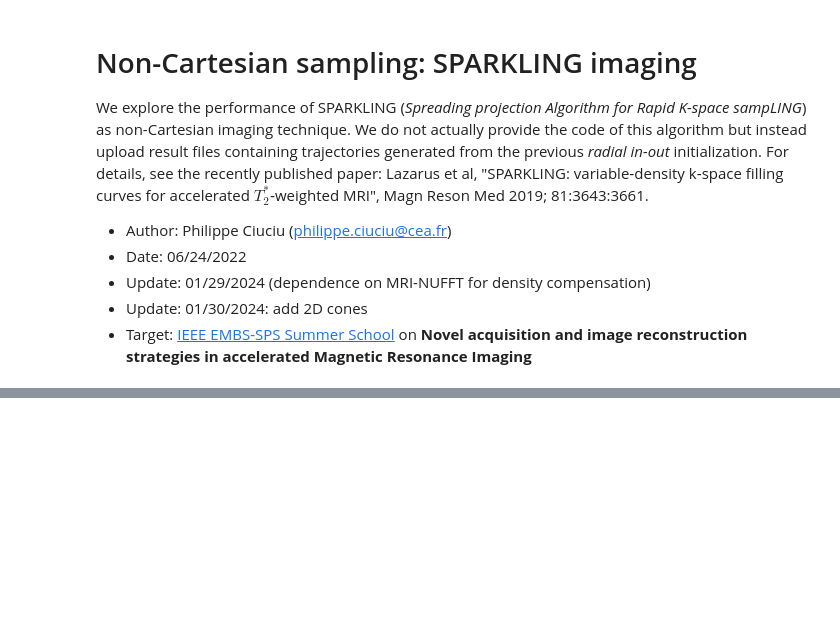
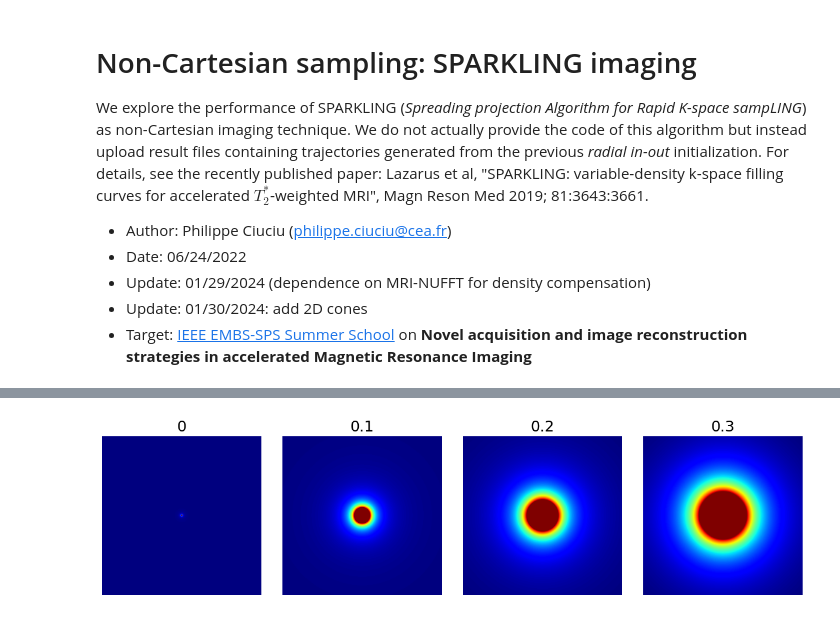
Before and after one commit to mind-inria/mri-acq-recon-book, a Jupyter notebook: src/07.Sparkling_undersampling.ipynb, the cells around one changed output, grey strips where cells are left out. Saved outputs shown, nothing was run; the diff lists cells and outputs as text; code cells hidden in the pictures; blank space fills up the shorter version.

```diff
--- a/src/07.Sparkling_undersampling.ipynb
+++ b/src/07.Sparkling_undersampling.ipynb
@@ -84,0 +162,93 @@ plt.show()
+# %%
+#Cutoff/decay density
+cutoff_density = mn.create_cutoff_decay_density(shape=shape_2d, cutoff=0.2, decay=2)
+show_density(cutoff_density, figure_size=figure_size)
+
+#cutoff (float)
+arguments = [0, 0.1, 0.2, 0.3]
+function = lambda x: mn.create_cutoff_decay_density(
+    shape=shape_2d,
+    cutoff=x,
+    decay=2,
+    resolution=x,
+)
+
+show_densities(
+    function,
+    arguments,
+    subfig_size=subfigure_size,
+)
+
+#decay (float)
+arguments = [-1, 0, 0.5, 2]
+# Density parameters
+shape_2d = (img_size, img_size)
+
+function = lambda x: mn.create_cutoff_decay_density(
+    shape=shape_2d,
+    cutoff=0.2,
+    decay=x,
+)
+show_densities(
+    function,
+    arguments,
+    subfig_size=subfigure_size,
+)
+
+arguments = [None, (1, 1), (1, 2), (1e-3, 0.5e-3)]
+
+#dataset = bwdl.get_mri(4, "T1")[:, ::2, ::2]
+#energy_density = mn.create_energy_density(dataset=dataset)
+#show_density(energy_density, figure_size=figure_size, log_scale=True)
+
+
+chauffert_density = mn.create_chauffert_density(
+    shape=shape_2d,
+    wavelet_basis="haar",
+    nb_wavelet_scales=3,
+)
+show_density(chauffert_density, figure_size=figure_size)
+
+arguments = ["haar", "rbio2.2", "coif4", "sym8"]
+function = lambda x: mn.create_chauffert_density(
+    shape=shape_2d,
+    wavelet_basis=x,
+    nb_wavelet_scales=3,
+)
+show_densities(
+    function,
+    arguments,
+    subfig_size=subfigure_size,
+)
+
+arguments = [1, 2, 3, 4]
+function = lambda x: mn.create_chauffert_density(
+    shape=shape_2d,
+    wavelet_basis="haar",
+    nb_wavelet_scales=x,
+)
+show_densities(
+    function,
+    arguments,
+    subfig_size=subfigure_size,
+)
+
+# Linear gradient
+density = np.tile(np.linspace(0, 1, shape_2d[1])[:, None], (1, shape_2d[0]))
+# Square center
+density[
+    3 * shape_2d[0] // 8 : 5 * shape_2d[0] // 8,
+    3 * shape_2d[1] // 8 : 5 * shape_2d[1] // 8,
+] = 2
+# Outer circle
+density = np.where(
+    np.linalg.norm(np.indices(shape_2d) - shape_2d[0] / 2, axis=0) < shape_2d[0] / 2,
+    density,
+    0,
+)
+# Normalization
+custom_density = density / np.sum(density)
+
+show_density(custom_density, figure_size=figure_size)
+# %% [output]
+[figure, added]
```
Also changed, not shown: parts of 6 cells of this notebook, 1 other file.
